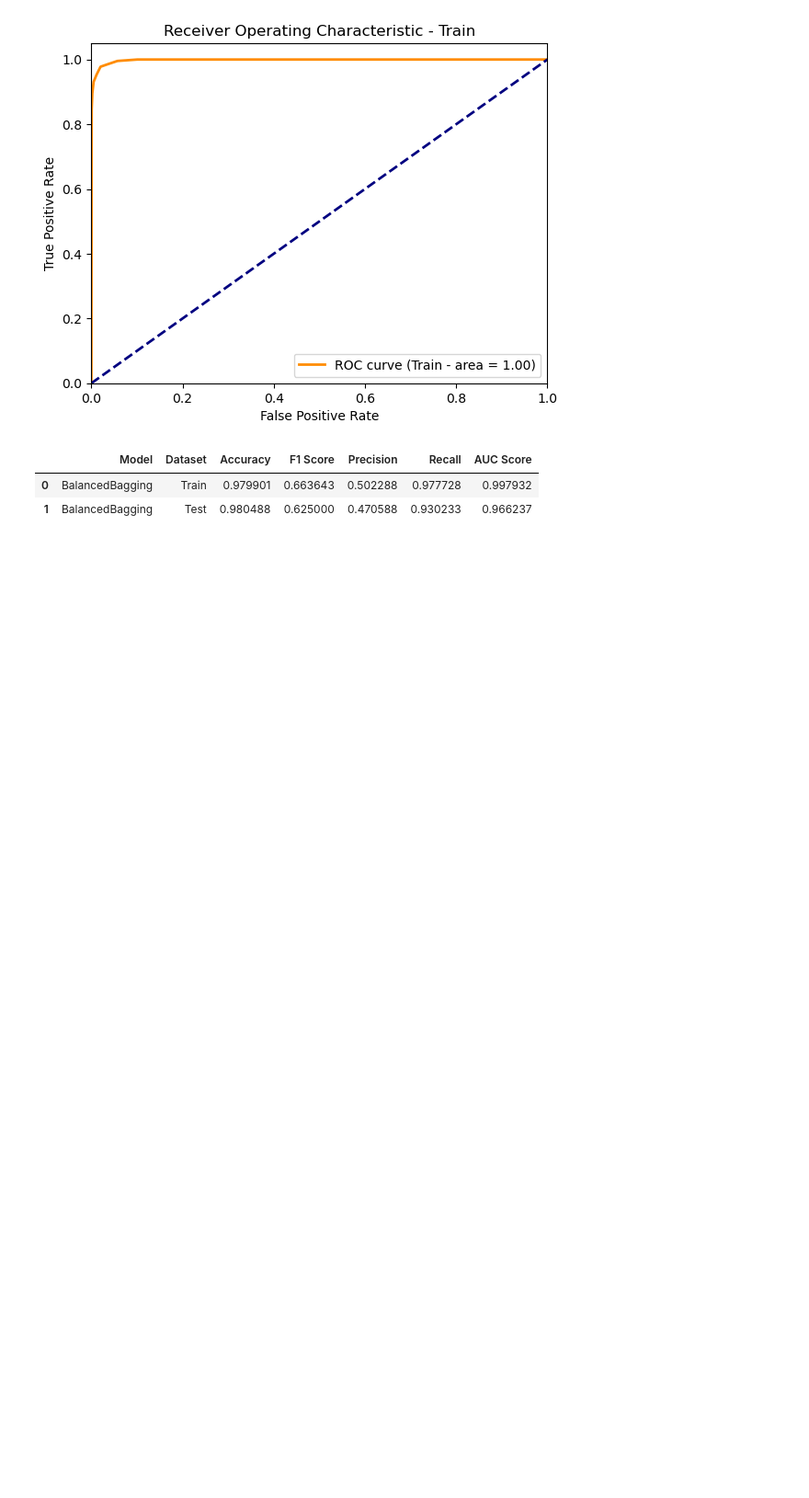
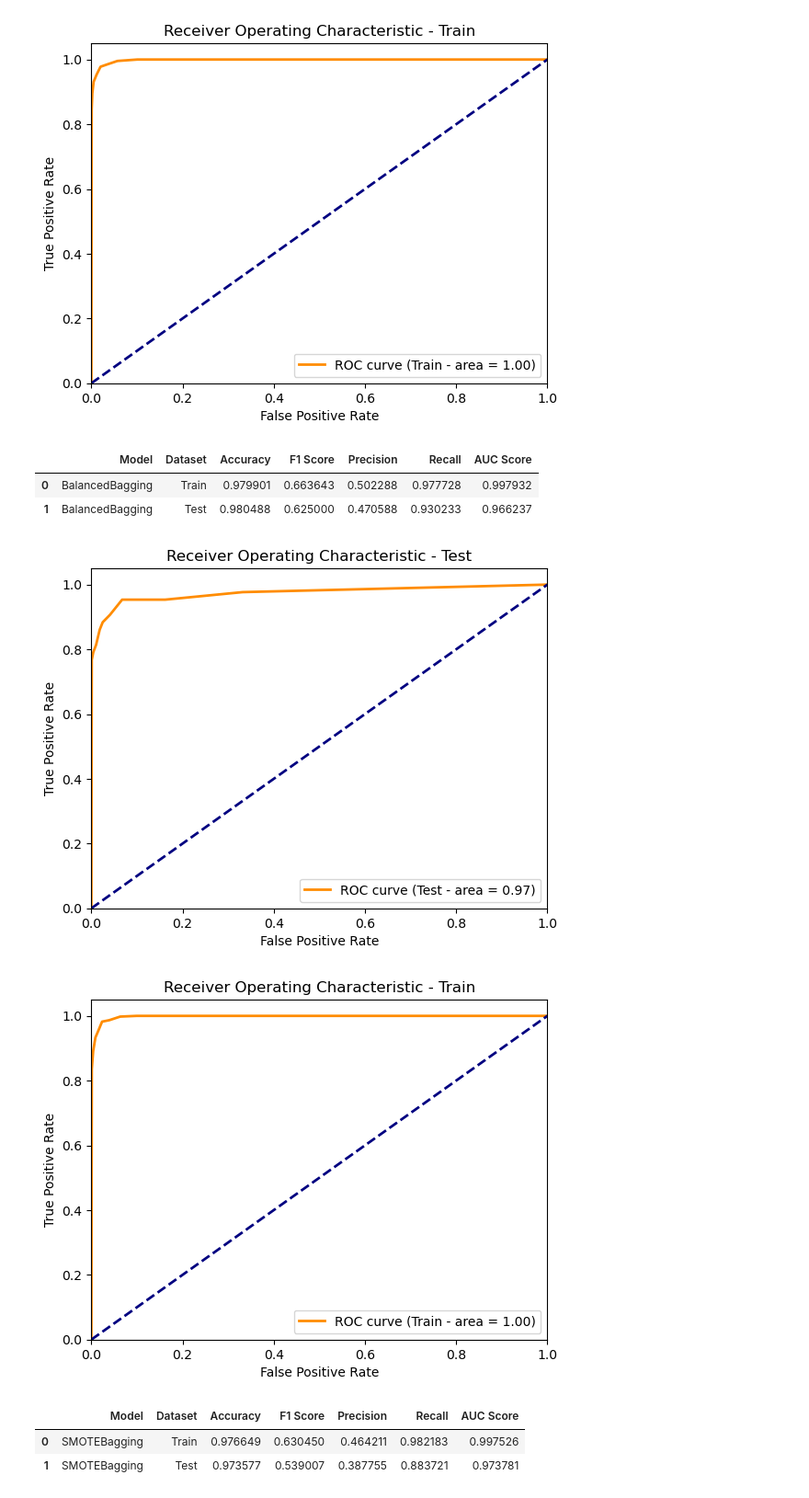
Before and after one commit to ShamilShukurov/ADA_GWU_Master_Thesis, a Jupyter notebook: Code/Modelling_Playground.ipynb, the cells around one changed output. Shown at 92% size. Saved outputs shown, nothing was run; the diff lists cells and outputs as text; code cells hidden in the pictures; blank space fills up the shorter version.

Commit message:
SMOTEBaggingClassifier implemented

```diff
--- a/Code/Modelling_Playground.ipynb
+++ b/Code/Modelling_Playground.ipynb
@@ -217,3 +217,12 @@ bb.train_eval(df_train.drop("Class",axis=1), df_train["Class"], df_test.drop("Cl
 |  | Model | Dataset | Accuracy | F1 Score | Precision | Recall | AUC Score |
 | 0 | BalancedBagging | Train | 0.979901 | 0.663643 | 0.502288 | 0.977728 | 0.997932 |
 | 1 | BalancedBagging | Test | 0.980488 | 0.625000 | 0.470588 | 0.930233 | 0.966237 |
+# %%
+sbc = SMOTEBaggingClassifier()
+sbc.train_eval(df_train.drop("Class",axis=1), df_train["Class"], df_test.drop("Class",axis=1), df_test["Class"])
+# %% [output]
+[figure, added]
+[figure, added]
+|  | Model | Dataset | Accuracy | F1 Score | Precision | Recall | AUC Score |
+| 0 | SMOTEBagging | Train | 0.976649 | 0.630450 | 0.464211 | 0.982183 | 0.997526 |
+| 1 | SMOTEBagging | Test | 0.973577 | 0.539007 | 0.387755 | 0.883721 | 0.973781 |
```
Also changed, not shown: 1 other file.
